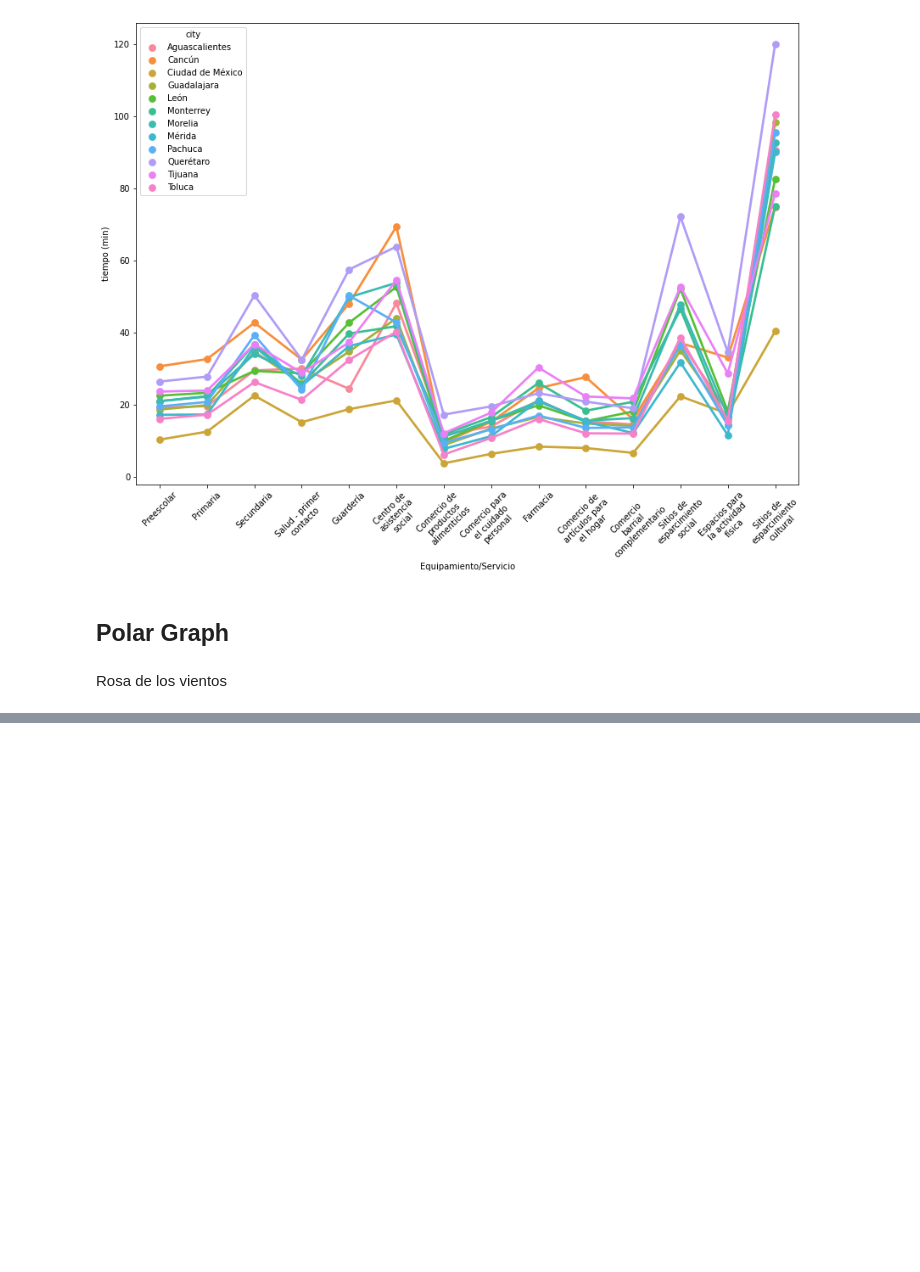
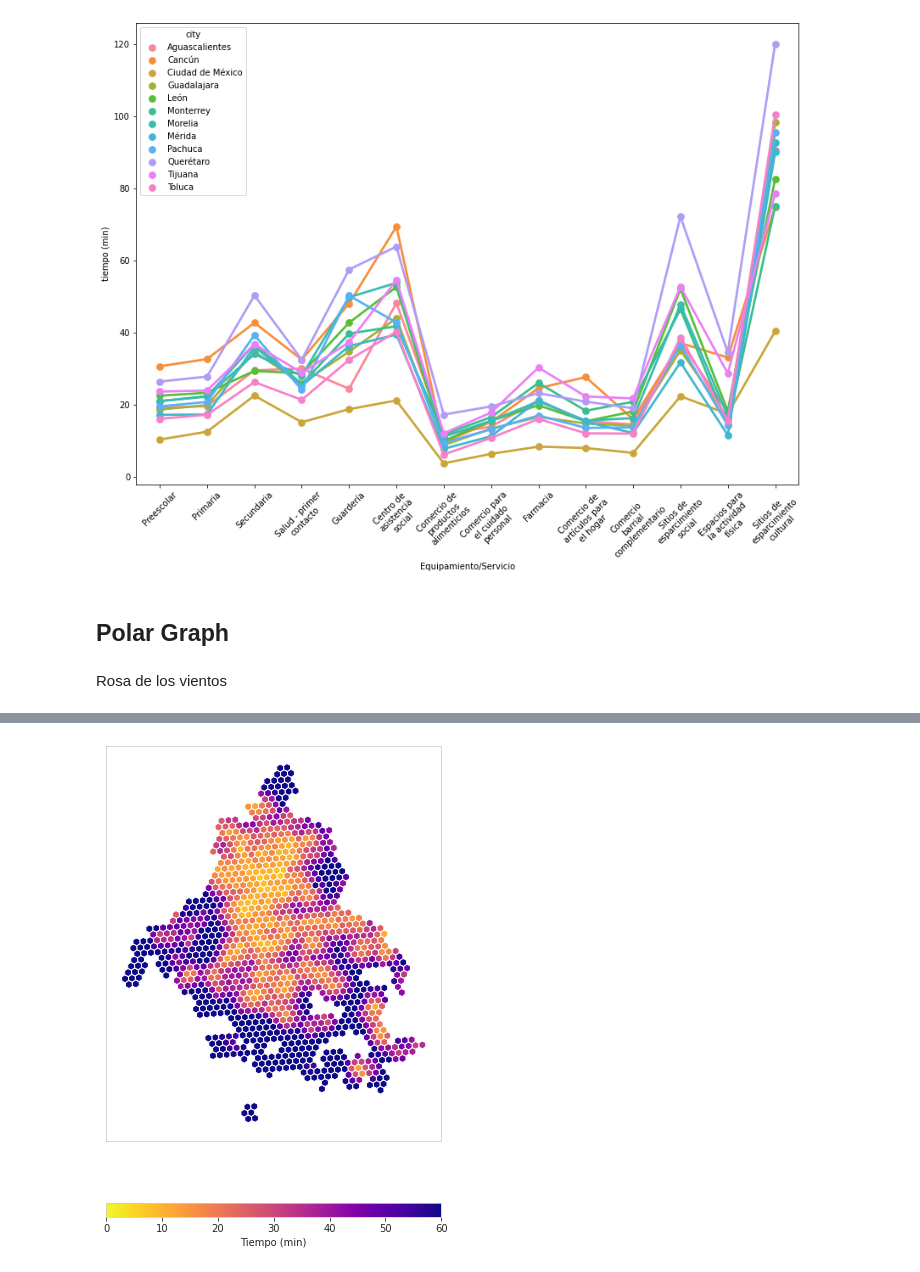
Before and after one commit to Observatorio-Ciudades/accesibilidad-urbana, a Jupyter notebook: notebooks/15_min_city/14-General-data-analysis.ipynb, the cells around one changed output, grey strips where cells are left out. Saved outputs shown, nothing was run; the diff lists cells and outputs as text; code cells hidden in the pictures; blank space fills up the shorter version.

```diff
--- a/notebooks/15_min_city/14-General-data-analysis.ipynb
+++ b/notebooks/15_min_city/14-General-data-analysis.ipynb
@@ -438,0 +450,11 @@ plt.legend(color_lines, ['Ciudad de México', 'Querétaro', 'Otras ciudades'],
+# %%
+fig,ax = plt.subplots(2,1, figsize=(6,9), gridspec_kw={"height_ratios":[0.96, 0.03]})
+
+gdf.loc[gdf.city=='Ciudad de México'].plot('max_idx_15_min', cmap='plasma_r',ax=ax[0],
+                                                                vmin=0,vmax=60,
+                                                                cax=ax[1], legend=True
+                                                                 , legend_kwds={'label': "Tiempo (min)",'orientation': "horizontal"})
+ax[0].axes.get_xaxis().set_visible(False)
+ax[0].axes.get_yaxis().set_visible(False)
+# %% [output]
+[figure, added]
```
Also changed, not shown: parts of 8 cells of this notebook.
